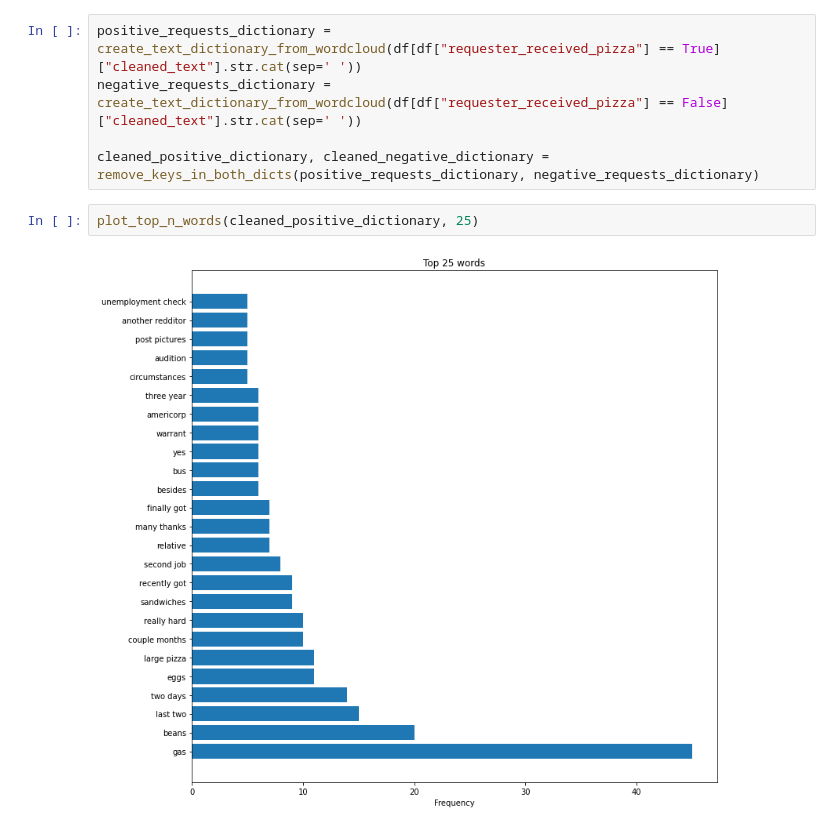
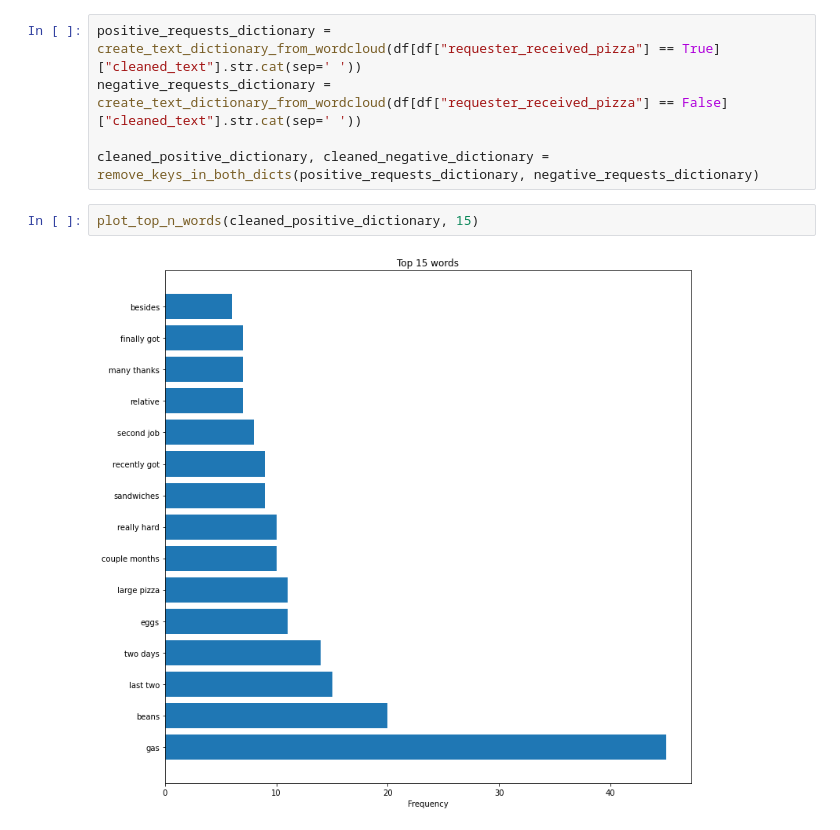
Before and after one commit to chainyo/pizza-challenge, a Jupyter notebook: notebooks/exploration.ipynb, the cells around one changed output. Saved outputs shown, nothing was run; the diff lists cells and outputs as text.

```diff
--- a/notebooks/exploration.ipynb
+++ b/notebooks/exploration.ipynb
@@ -185,6 +185,6 @@ negative_requests_dictionary = create_text_dictionary_from_wordcloud(df[df["requ
 
 cleaned_positive_dictionary, cleaned_negative_dictionary = remove_keys_in_both_dicts(positive_requests_dictionary, negative_requests_dictionary)
 # %%
-plot_top_n_words(cleaned_positive_dictionary, 25)
+plot_top_n_words(cleaned_positive_dictionary, 15)
 # %% [output]
-[figure, old version]
+[figure, new version]
```
Also changed, not shown: parts of 5 cells of this notebook.
